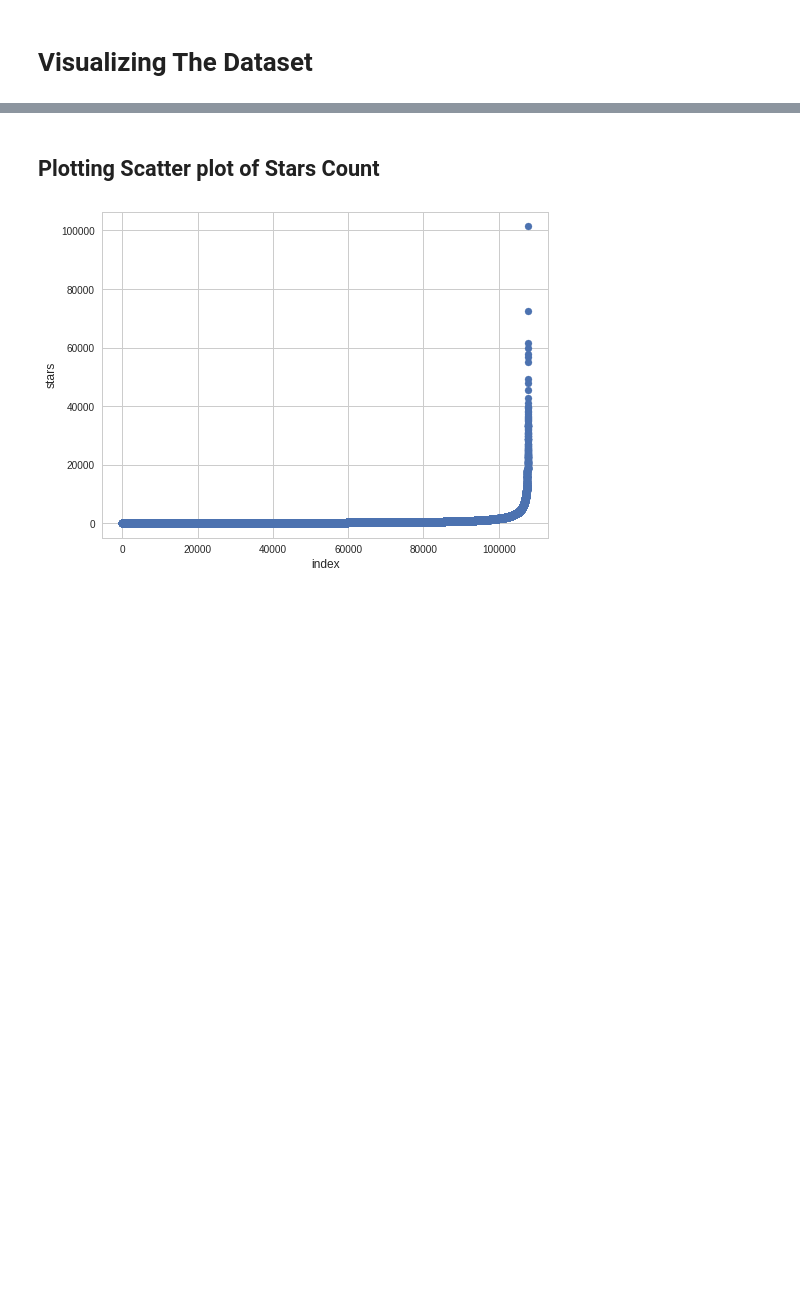
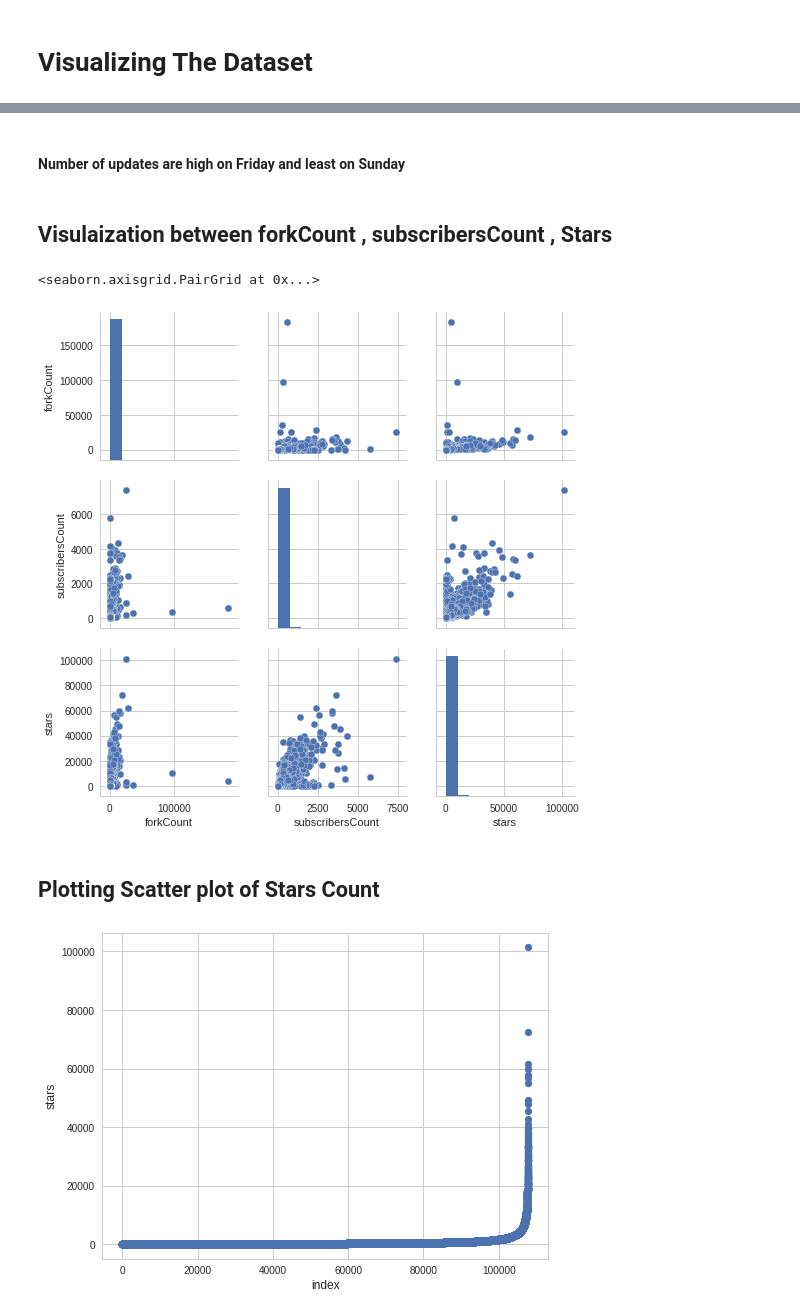
Before and after one commit to Doodies/Github-Stars-Predictor, a Jupyter notebook: notebooks/VisualizePreprocess.ipynb, the cells around one changed output, grey strips where cells are left out. Cells and saved outputs as stored; diff of their text form; code cells hidden in the pictures; blank space fills up the shorter version.

```diff
--- a/notebooks/VisualizePreprocess.ipynb
+++ b/notebooks/VisualizePreprocess.ipynb
@@ -28,3 +109,16 @@ data = pd.read_csv('../dataset/data.csv')
+# %% [markdown]
+#### Number of updates are high on Friday and least on Sunday
+# %% [markdown]
+## Visulaization between forkCount , subscribersCount , Stars
+# %%
+df1 = pd.DataFrame()
+df1['forkCount'] = df['forkCount']
+df1['subscribersCount'] = df['subscribersCount']
+df1['stars'] = df['stars']
+sns.pairplot(df1)
+# %% [output]
+<seaborn.axisgrid.PairGrid at 0x...>
+[figure, added]
 # %% [markdown]
 ## Plotting Scatter plot of Stars Count
 # %%
```
Also changed, not shown: parts of 13 cells of this notebook.
